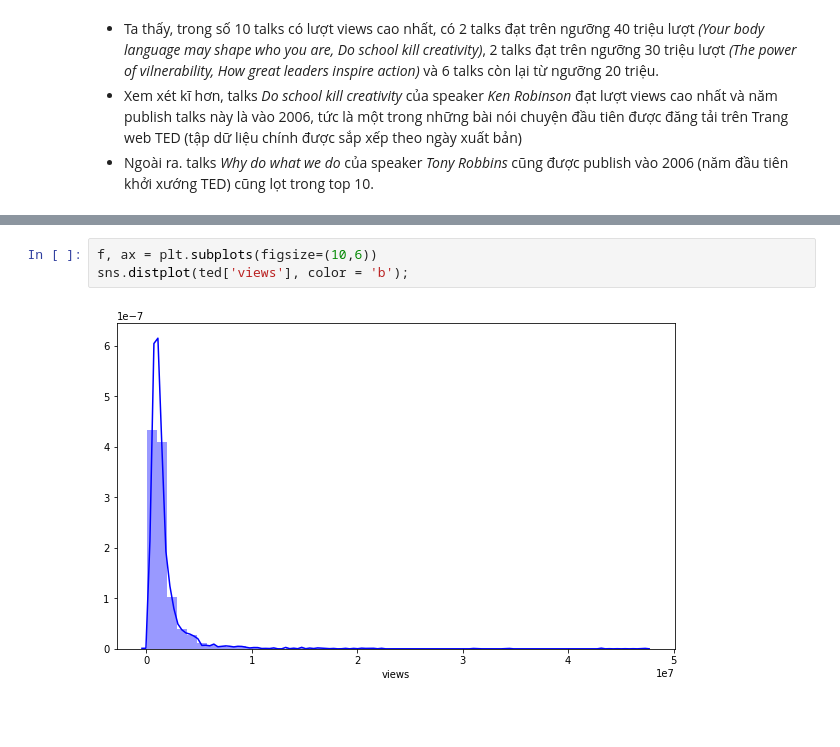
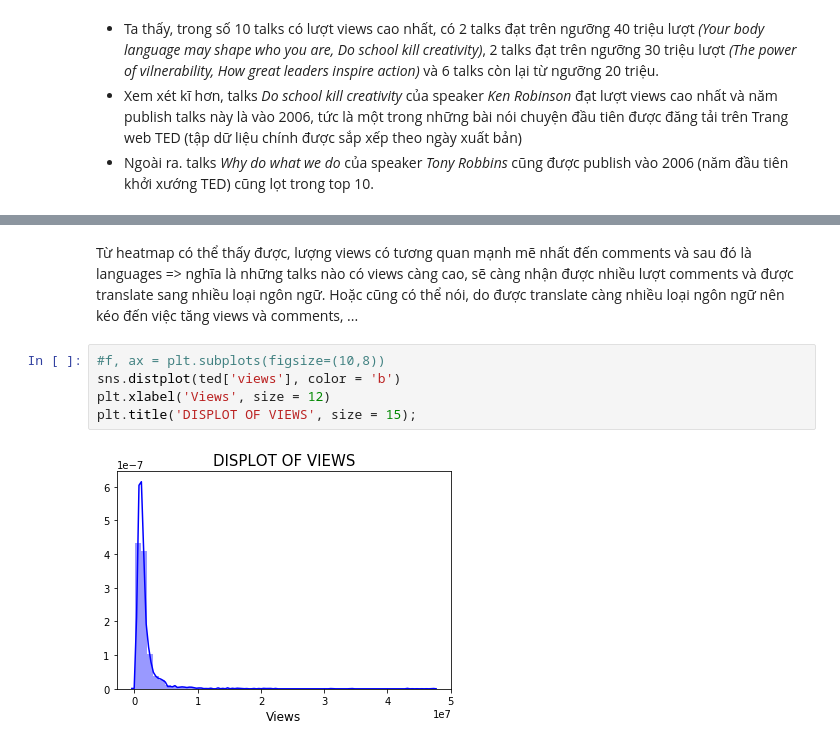
Before and after one commit to nguyenhuynhxuanmai/LTKHDL_FinalProject, a Jupyter notebook: 1712091_NguyenHuynhXuanMai.ipynb, the cells around one changed output, grey strips where cells are left out. Cells and saved outputs as stored; diff of their text form; blank space fills up the shorter version.

Commit message:
Update: Histogram & Displot => Clearly the correspondence between views, comments, languages

```diff
--- a/1712091_NguyenHuynhXuanMai.ipynb
+++ b/1712091_NguyenHuynhXuanMai.ipynb
@@ -232,5 +249,9 @@ plt.show();
+# %% [markdown]
+Từ heatmap có thể thấy được, lượng views có tương quan mạnh mẽ nhất đến comments và sau đó là languages => nghĩa là những talks nào có views càng cao, sẽ càng nhận được nhiều lượt comments và được translate sang nhiều loại ngôn ngữ. Hoặc cũng có thể nói, do được translate càng nhiều loại ngôn ngữ nên kéo đến việc tăng views và comments, ...
 # %%
-f, ax = plt.subplots(figsize=(10,6))
-sns.distplot(ted['views'], color = 'b');
+#f, ax = plt.subplots(figsize=(10,8))
+sns.distplot(ted['views'], color = 'b')
+plt.xlabel('Views', size = 12)
+plt.title('DISPLOT OF VIEWS', size = 15);
 # %% [output]
-[figure, old version]
+[figure, new version]
```
Also changed, not shown: parts of 23 cells of this notebook.
